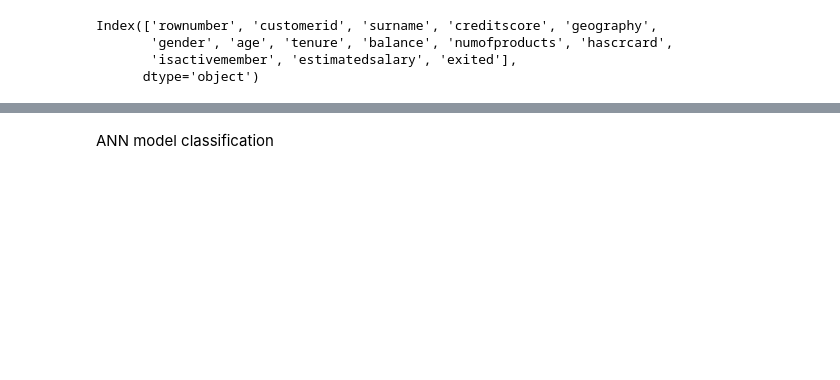
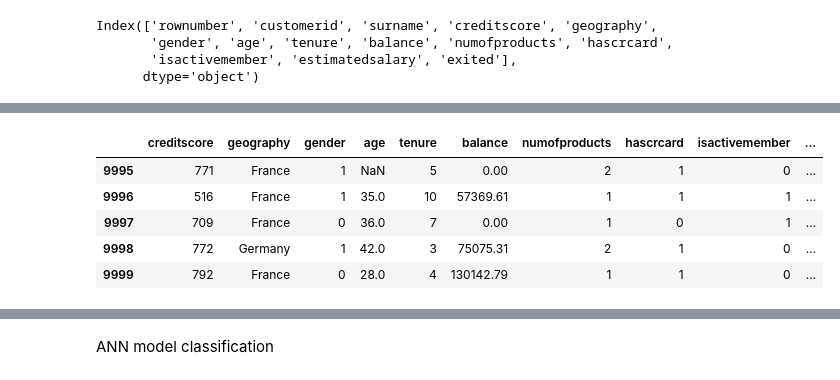
Before and after one commit to prashant-210110/programs, a Jupyter notebook: ANN/churn.ipynb, the cells around one changed output, grey strips where cells are left out. Cells and saved outputs as stored; diff of their text form; code cells hidden in the pictures; blank space fills up the shorter version.

```diff
--- a/ANN/churn.ipynb
+++ b/ANN/churn.ipynb
@@ -87,0 +68,2 @@ df.drop(['rownumber', 'customerid', 'surname'],inplace=True,axis=1)
+# %%
+df.drop(['rownumber', 'customerid', 'surname'],inplace=True,axis=1)
@@ -88,6 +85,13 @@ df.drop(['rownumber', 'customerid', 'surname'],inplace=True,axis=1)
 # %%
-#label encoding
 from sklearn.preprocessing import LabelEncoder
-le=LabelEncoder()
-for i in cat_cols:
-    df[i]=le.fit_transform(df[i])
+encoder=LabelEncoder()
+df["gender"]=encoder.fit_transform(df["gender"])
+# %%
+df.tail()
+# %% [output]
+|  | creditscore | geography | gender | age | tenure | balance | numofproducts | hascrcard | isactivemember | ... |
+| 9995 | 771 | France | 1 | NaN | 5 | 0.00 | 2 | 1 | 0 | ... |
+| 9996 | 516 | France | 1 | 35.0 | 10 | 57369.61 | 1 | 1 | 1 | ... |
+| 9997 | 709 | France | 0 | 36.0 | 7 | 0.00 | 1 | 0 | 1 | ... |
+| 9998 | 772 | Germany | 1 | 42.0 | 3 | 75075.31 | 2 | 1 | 0 | ... |
+| 9999 | 792 | France | 0 | 28.0 | 4 | 130142.79 | 1 | 1 | 0 | ... |
```
Also changed, not shown: parts of 45 cells of this notebook, 8 other files.
